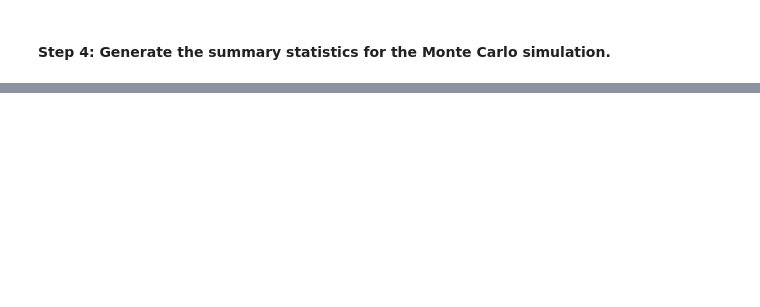
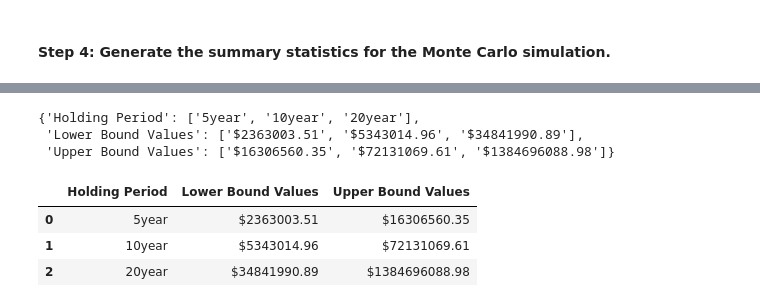
Before and after one commit to Hashtahg/Project_1_Bootcamp, a Jupyter notebook: portfolio_analysis.ipynb, the cells around one changed output, grey strips where cells are left out. Cells and saved outputs as stored; diff of their text form; code cells hidden in the pictures; blank space fills up the shorter version.

```diff
--- a/portfolio_analysis.ipynb
+++ b/portfolio_analysis.ipynb
@@ -489,0 +515,21 @@ There is a 95% chance that the current value of $5000000.00 in the portfolio wit
+# %%
+report_details_dict = {
+    "Holding Period" : ["5year", "10year", "20year"],
+    "Lower Bound Values" : [F"${ci_lower_thirty_cumulative_return_5yr}",f"${ci_lower_thirty_cumulative_return_10yr}",
+                   f"${ci_lower_thirty_cumulative_return_20yr}"],
+    "Upper Bound Values" : [f"${ci_upper_thirty_cumulative_return_5yr}",f"${ci_upper_thirty_cumulative_return_10yr}",
+                   F"${ci_upper_thirty_cumulative_return_20yr}"]}
+# %%
+report_details_dict
+# %% [output]
+{'Holding Period': ['5year', '10year', '20year'],
+ 'Lower Bound Values': ['$2363003.51', '$5343014.96', '$34841990.89'],
+ 'Upper Bound Values': ['$16306560.35', '$72131069.61', '$1384696088.98']}
+# %%
+report_details_df = pd.DataFrame(report_details_dict)
+report_details_df
+# %% [output]
+|  | Holding Period | Lower Bound Values | Upper Bound Values |
+| 0 | 5year | $2363003.51 | $16306560.35 |
+| 1 | 10year | $5343014.96 | $72131069.61 |
+| 2 | 20year | $34841990.89 | $1384696088.98 |
```
Also changed, not shown: parts of 26 cells of this notebook.
